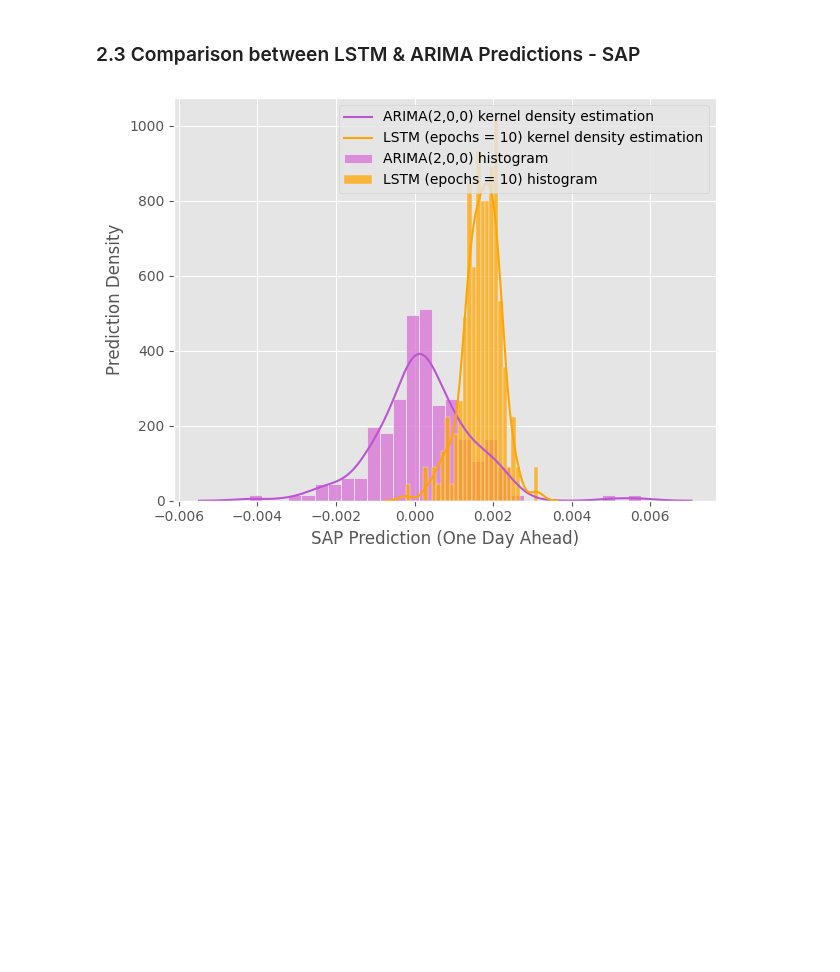
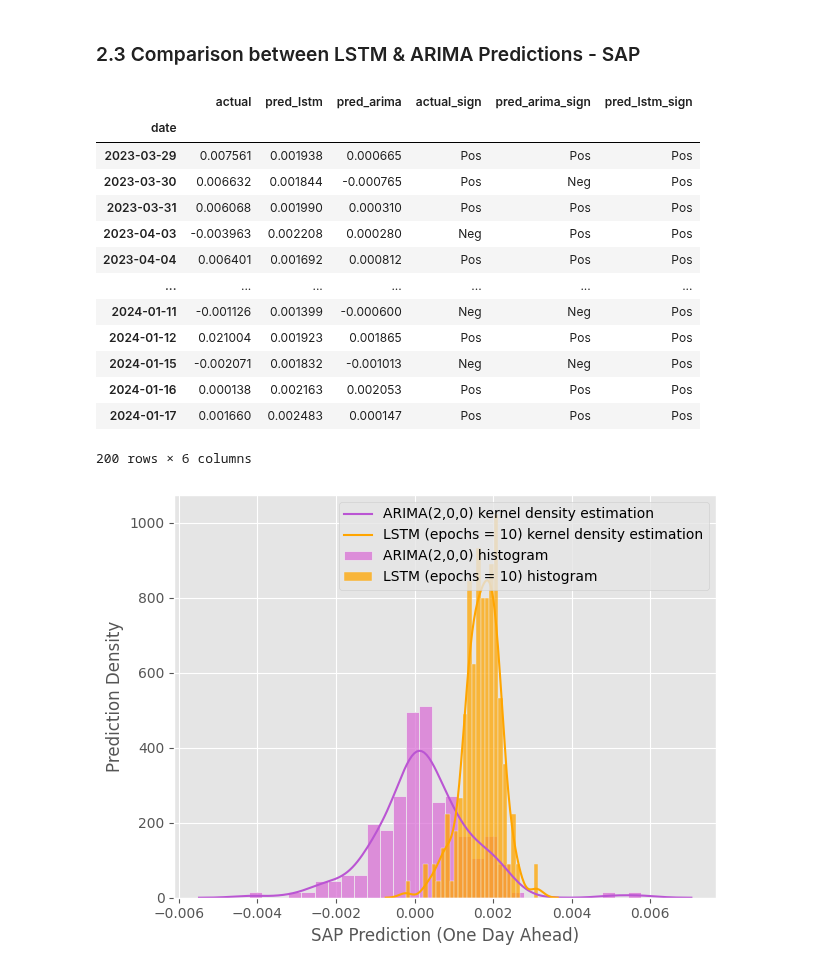
Before and after one commit to cem-akkus/Master, a Jupyter notebook: DataVisualisations.ipynb, the cells around one changed output. Saved outputs shown, nothing was run; the diff lists cells and outputs as text; code cells hidden in the pictures; blank space fills up the shorter version.

```diff
--- a/DataVisualisations.ipynb
+++ b/DataVisualisations.ipynb
@@ -866,6 +887,23 @@ actual = pd.Series(Y_test_SAP[-min_comp:],index=data_dict['SAP_DE']['1d_return']
 pred_arima = pd.Series(predicted_arima_flat_SAP[-min_comp:],index=data_dict['SAP_DE']['1d_return'].iloc[-min_comp:].index)
 
 predictions_SAP = pd.concat([actual,pred_lstm, pred_arima], axis=1, keys=['actual','pred_lstm','pred_arima'])
+# %%
+predictions_SAP
+# %% [output]
+|  | actual | pred_lstm | pred_arima | actual_sign | pred_arima_sign | pred_lstm_sign |
+| date |  |  |  |  |  |  |
+| 2023-03-29 | 0.007561 | 0.001938 | 0.000665 | Pos | Pos | Pos |
+| 2023-03-30 | 0.006632 | 0.001844 | -0.000765 | Pos | Neg | Pos |
+| 2023-03-31 | 0.006068 | 0.001990 | 0.000310 | Pos | Pos | Pos |
+| 2023-04-03 | -0.003963 | 0.002208 | 0.000280 | Neg | Pos | Pos |
+| 2023-04-04 | 0.006401 | 0.001692 | 0.000812 | Pos | Pos | Pos |
+| ... | ... | ... | ... | ... | ... | ... |
+| 2024-01-11 | -0.001126 | 0.001399 | -0.000600 | Neg | Neg | Pos |
+| 2024-01-12 | 0.021004 | 0.001923 | 0.001865 | Pos | Pos | Pos |
+| 2024-01-15 | -0.002071 | 0.001832 | -0.001013 | Neg | Neg | Pos |
+| 2024-01-16 | 0.000138 | 0.002163 | 0.002053 | Pos | Pos | Pos |
+| 2024-01-17 | 0.001660 | 0.002483 | 0.000147 | Pos | Pos | Pos |
+200 rows × 6 columns
 # %%
 # Setting up the bins parameter for consistency across histograms
 bins = 30  # Adjust the number of bins as needed
```
Also changed, not shown: parts of 15 cells of this notebook.
